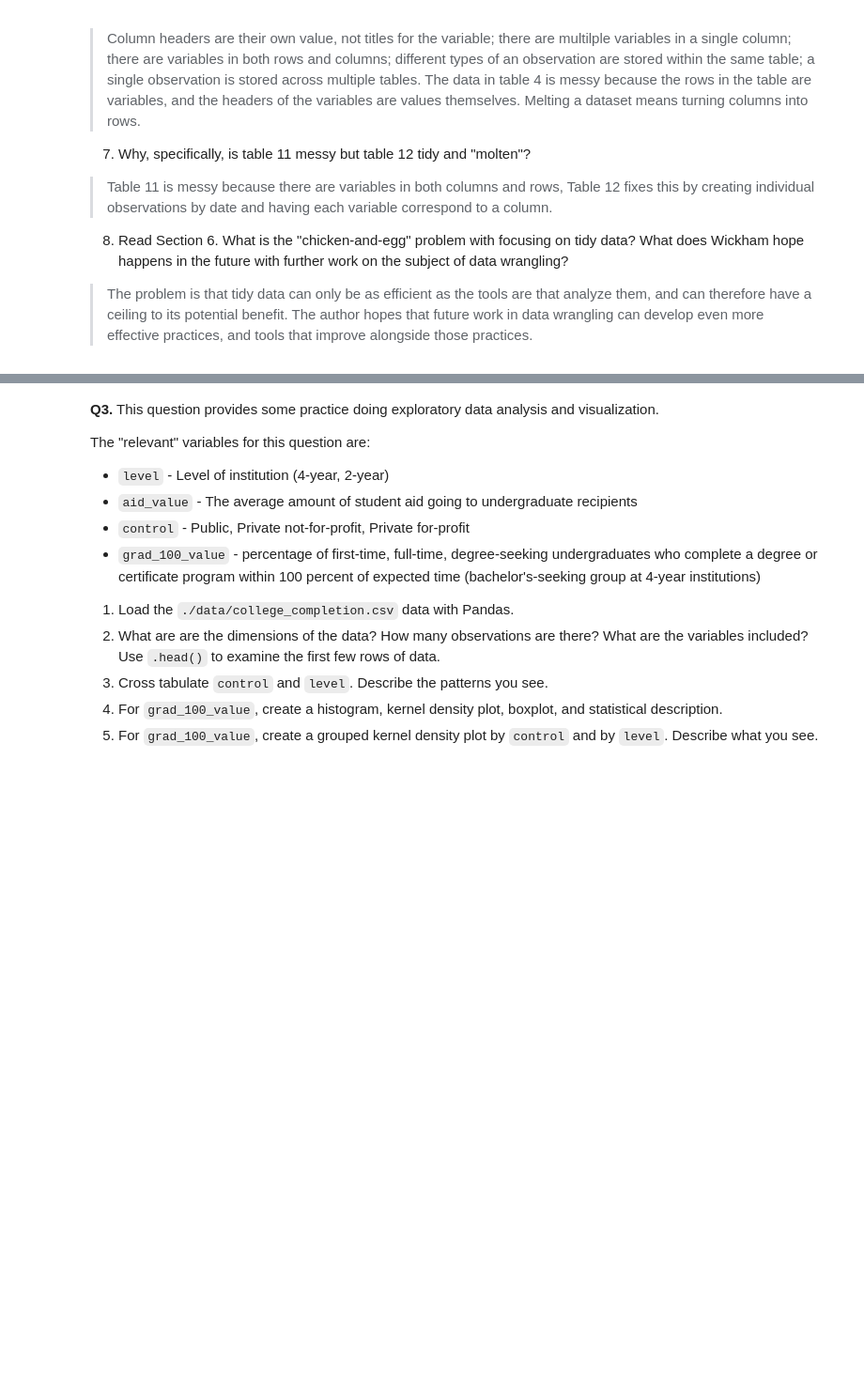
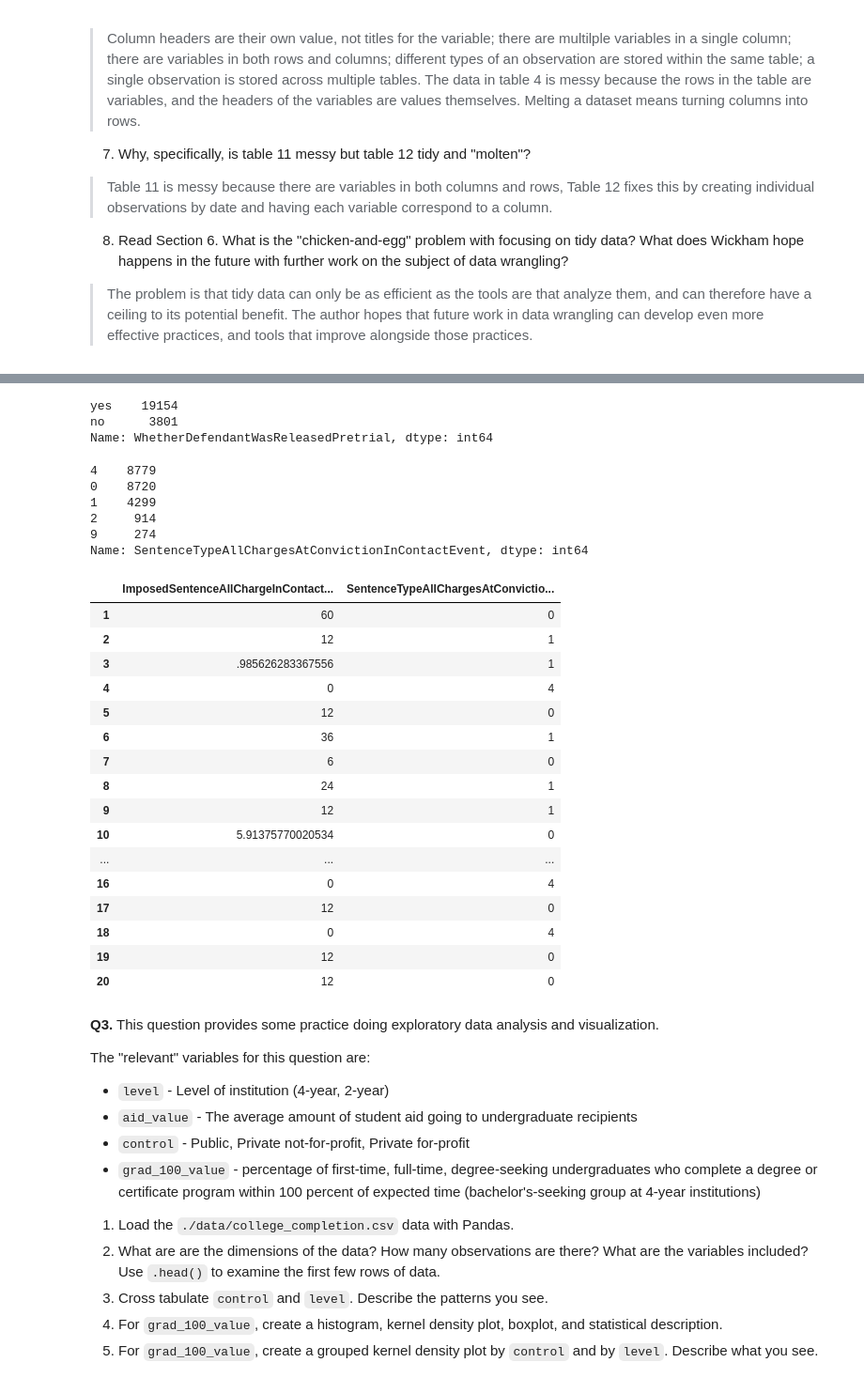
Before and after one commit to NathanGeng/DS-3001, a Jupyter notebook: assignment2.ipynb, the cells around one changed output, grey strips where cells are left out. Shown at 94% size. Drawn from its saved outputs; the diff is of its cells as text; code cells hidden in the pictures; blank space fills up the shorter version.

```diff
--- a/assignment2.ipynb
+++ b/assignment2.ipynb
@@ -118,3 +149,54 @@ object
+# %%
+url = 'http://www.vcsc.virginia.gov/pretrialdataproject/October%202017%20Cohort_Virginia%20Pretrial%20Data%20Project_Deidentified%20FINAL%20Update_10272021.csv'
+df_pretrial = pd.read_csv(url)
+
+released = 'WhetherDefendantWasReleasedPretrial'
+
+#replacing 9 values with null values
+df_pretrial[released] = df_pretrial[released].replace(9,np.nan)
+
+# changing 0 and 1 to no and yes
+df_pretrial[released].replace(0, 'no', inplace=True)
+df_pretrial[released].replace(1, 'yes', inplace=True)
+
+print(df_pretrial[released].value_counts())
+# %% [output]
+yes    19154
+no      3801
+Name: WhetherDefendantWasReleasedPretrial, dtype: int64
+# %%
+imposed_sentence = 'ImposedSentenceAllChargeInContactEvent'
+sentence_type = 'SentenceTypeAllChargesAtConvictionInContactEvent'
+
+print(df_pretrial[sentence_type].value_counts())
+
+df_pretrial.loc[df_pretrial[sentence_type] == 4, imposed_sentence] = 0
+
+df_pretrial.loc[1:20,('ImposedSentenceAllChargeInContactEvent','SentenceTypeAllChargesAtConvictionInContactEvent')]
+# %% [output]
+4    8779
+0    8720
+1    4299
+2     914
+9     274
+Name: SentenceTypeAllChargesAtConvictionInContactEvent, dtype: int64
+|  | ImposedSentenceAllChargeInContact... | SentenceTypeAllChargesAtConvictio... |
+| 1 | 60 | 0 |
+| 2 | 12 | 1 |
+| 3 | .985626283367556 | 1 |
+| 4 | 0 | 4 |
+| 5 | 12 | 0 |
+| 6 | 36 | 1 |
+| 7 | 6 | 0 |
+| 8 | 24 | 1 |
+| 9 | 12 | 1 |
+| 10 | 5.91375770020534 | 0 |
+| ... | ... | ... |
+| 16 | 0 | 4 |
+| 17 | 12 | 0 |
+| 18 | 0 | 4 |
+| 19 | 12 | 0 |
+| 20 | 12 | 0 |
 # %% [markdown]
 **Q3.** This question provides some practice doing exploratory data analysis and visualization.
 
```
Also changed, not shown: parts of 7 cells of this notebook.
